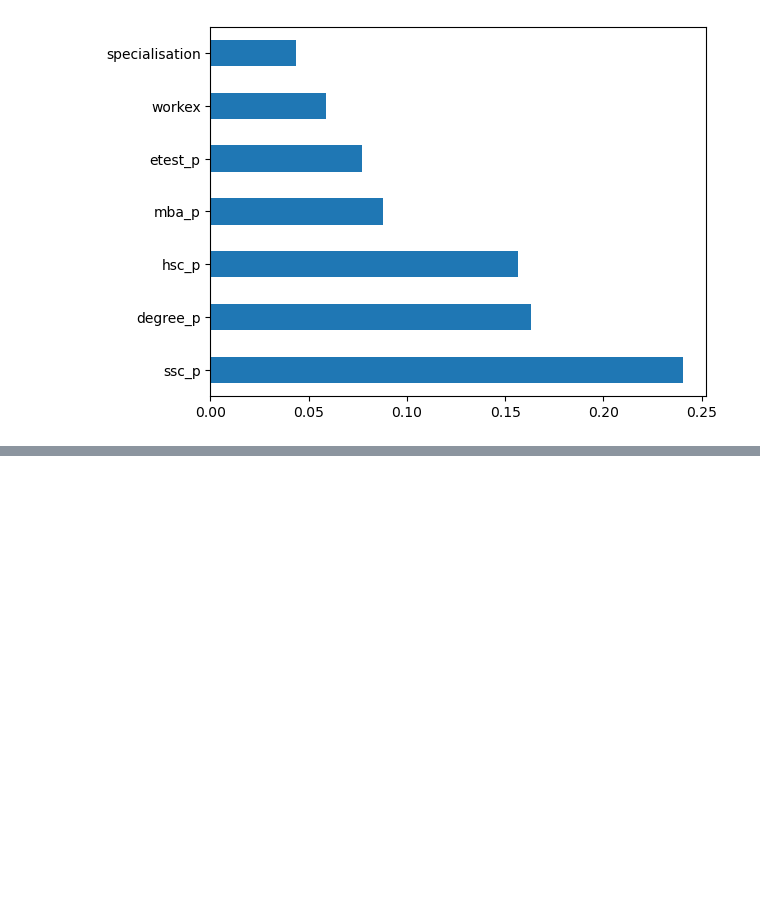
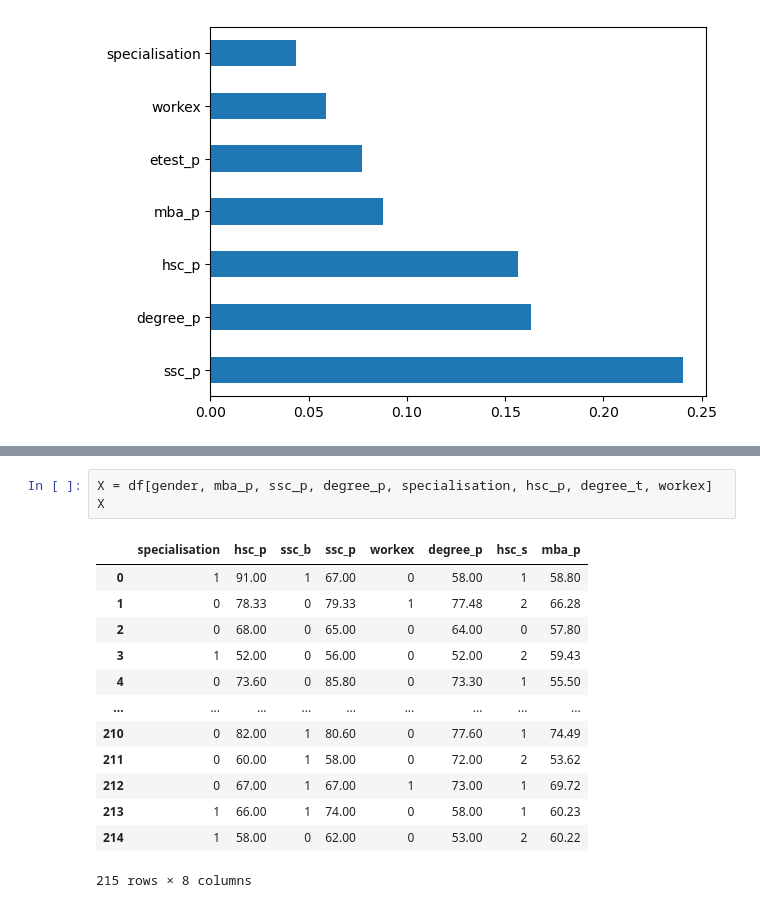
Before and after one commit to lawalsegun2025/campus_placement_predictor, a Jupyter notebook: job_placement_predictor.ipynb, the cells around one changed output, grey strips where cells are left out. Cells and saved outputs as stored; diff of their text form; blank space fills up the shorter version.

```diff
--- a/job_placement_predictor.ipynb
+++ b/job_placement_predictor.ipynb
@@ -553,0 +574,17 @@ mc.nlargest(7).plot(kind="barh");
+# %%
+X = df[gender, mba_p, ssc_p, degree_p, specialisation, hsc_p, degree_t, workex]
+X
+# %% [output]
+|  | specialisation | hsc_p | ssc_b | ssc_p | workex | degree_p | hsc_s | mba_p |
+| 0 | 1 | 91.00 | 1 | 67.00 | 0 | 58.00 | 1 | 58.80 |
+| 1 | 0 | 78.33 | 0 | 79.33 | 1 | 77.48 | 2 | 66.28 |
+| 2 | 0 | 68.00 | 0 | 65.00 | 0 | 64.00 | 0 | 57.80 |
+| 3 | 1 | 52.00 | 0 | 56.00 | 0 | 52.00 | 2 | 59.43 |
+| 4 | 0 | 73.60 | 0 | 85.80 | 0 | 73.30 | 1 | 55.50 |
+| ... | ... | ... | ... | ... | ... | ... | ... | ... |
+| 210 | 0 | 82.00 | 1 | 80.60 | 0 | 77.60 | 1 | 74.49 |
+| 211 | 0 | 60.00 | 1 | 58.00 | 0 | 72.00 | 2 | 53.62 |
+| 212 | 0 | 67.00 | 1 | 67.00 | 1 | 73.00 | 1 | 69.72 |
+| 213 | 1 | 66.00 | 1 | 74.00 | 0 | 58.00 | 1 | 60.23 |
+| 214 | 1 | 58.00 | 0 | 62.00 | 0 | 53.00 | 2 | 60.22 |
+215 rows × 8 columns
```
Also changed, not shown: parts of 12 cells of this notebook.
